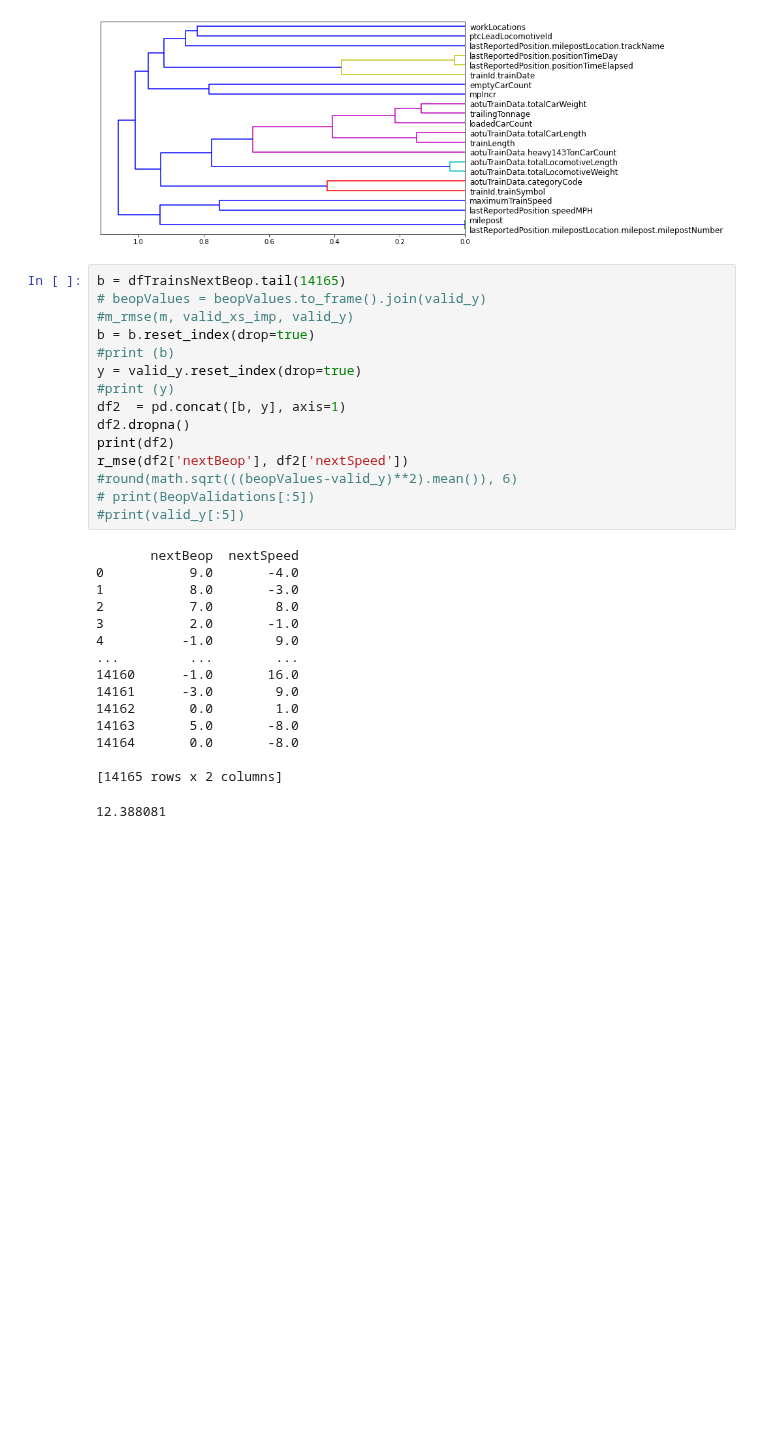
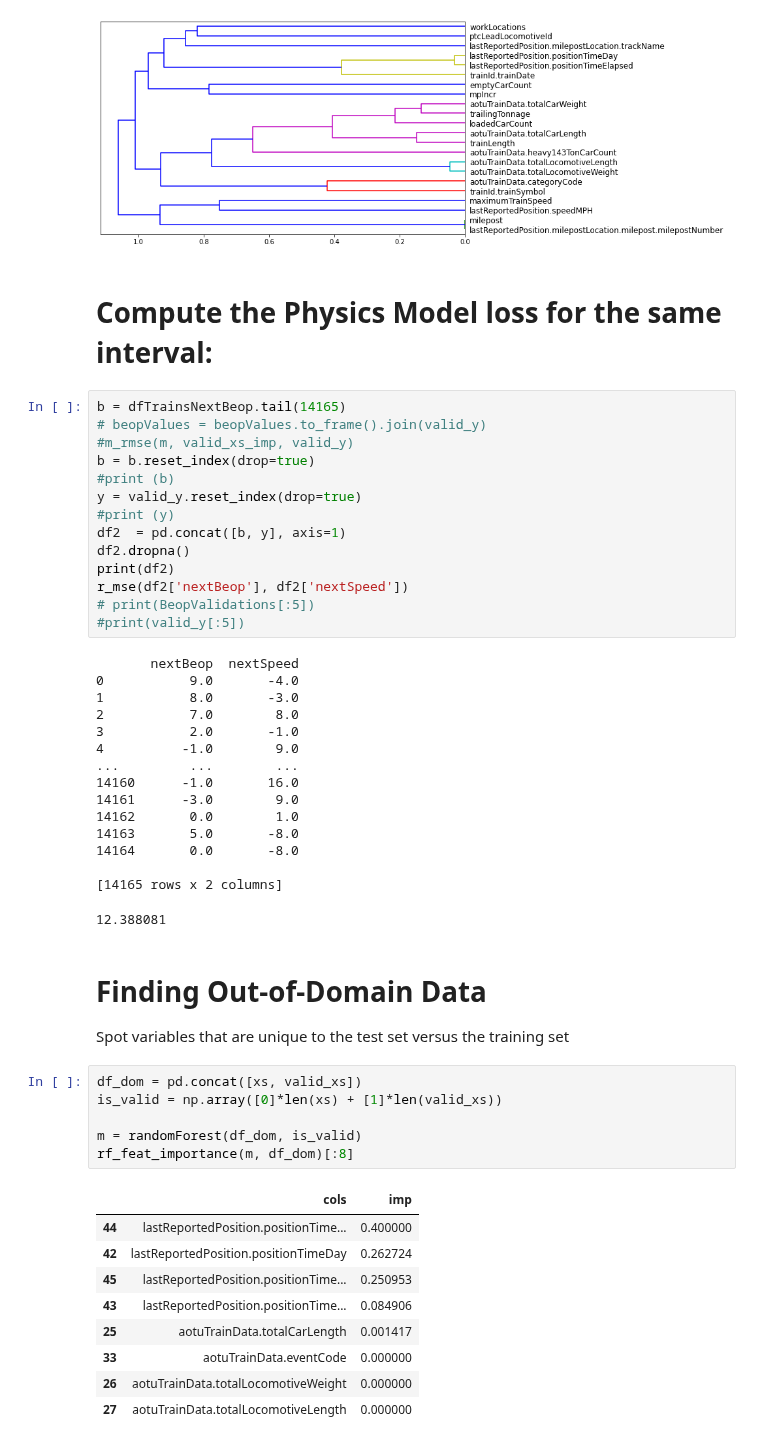
Before and after one commit to swicklund/hackathon, a Jupyter notebook: MLModel1_2.ipynb, the cells around one changed output. Drawn from its saved outputs; the diff is of its cells as text; blank space fills up the shorter version.

```diff
--- a/MLModel1_2.ipynb
+++ b/MLModel1_2.ipynb
@@ -649,6 +649,8 @@ plot_fi(rf_feat_importance(m, xs_imp));
 fastai.cluster_columns(xs_imp)
 # %% [output]
 [figure]
+# %% [markdown]
+# Compute the Physics Model loss for the same interval:
 # %%
 b = dfTrainsNextBeop.tail(14165)
 # beopValues = beopValues.to_frame().join(valid_y)
@@ -661,7 +663,6 @@ df2  = pd.concat([b, y], axis=1)
 df2.dropna()
 print(df2)
 r_mse(df2['nextBeop'], df2['nextSpeed'])
-#round(math.sqrt(((beopValues-valid_y)**2).mean()), 6)
 # print(BeopValidations[:5])
 #print(valid_y[:5])
 # %% [output]
@@ -680,3 +681,22 @@ r_mse(df2['nextBeop'], df2['nextSpeed'])
 
 [14165 rows x 2 columns]
 12.388081
+# %% [markdown]
+# Finding Out-of-Domain Data
+Spot variables that are unique to the test set versus the training set
+# %%
+df_dom = pd.concat([xs, valid_xs])
+is_valid = np.array([0]*len(xs) + [1]*len(valid_xs))
+
+m = randomForest(df_dom, is_valid)
+rf_feat_importance(m, df_dom)[:8]
+# %% [output]
+|  | cols | imp |
+| 44 | lastReportedPosition.positionTime... | 0.400000 |
+| 42 | lastReportedPosition.positionTimeDay | 0.262724 |
+| 45 | lastReportedPosition.positionTime... | 0.250953 |
+| 43 | lastReportedPosition.positionTime... | 0.084906 |
+| 25 | aotuTrainData.totalCarLength | 0.001417 |
+| 33 | aotuTrainData.eventCode | 0.000000 |
+| 26 | aotuTrainData.totalLocomotiveWeight | 0.000000 |
+| 27 | aotuTrainData.totalLocomotiveLength | 0.000000 |
```
Also changed, not shown: parts of 5 cells of this notebook.
